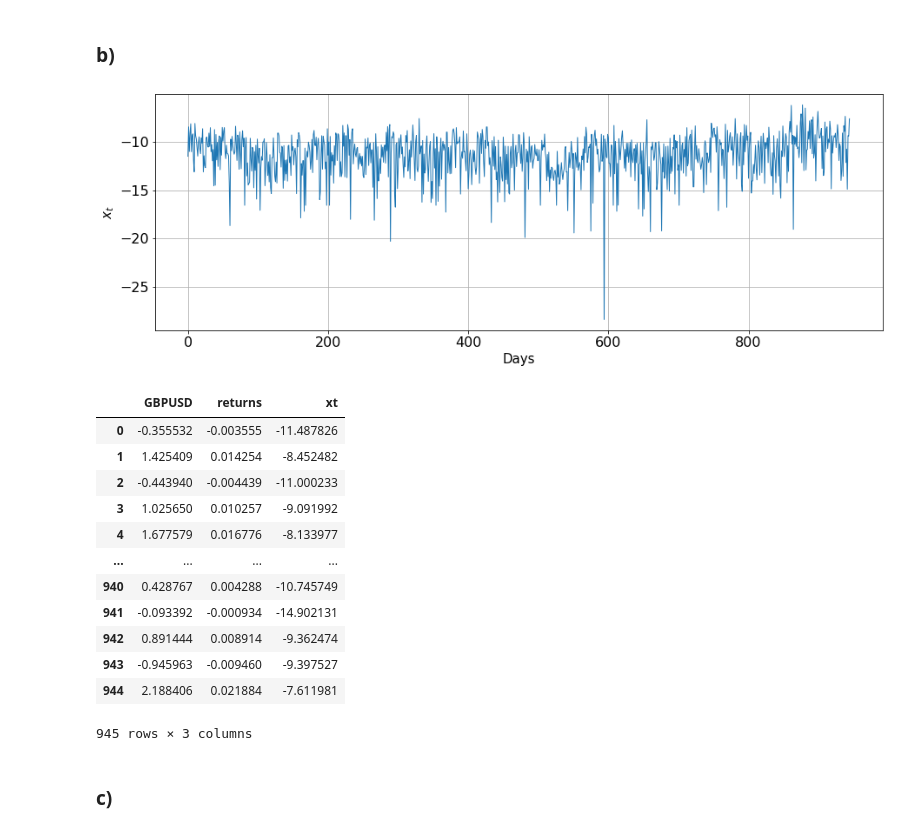
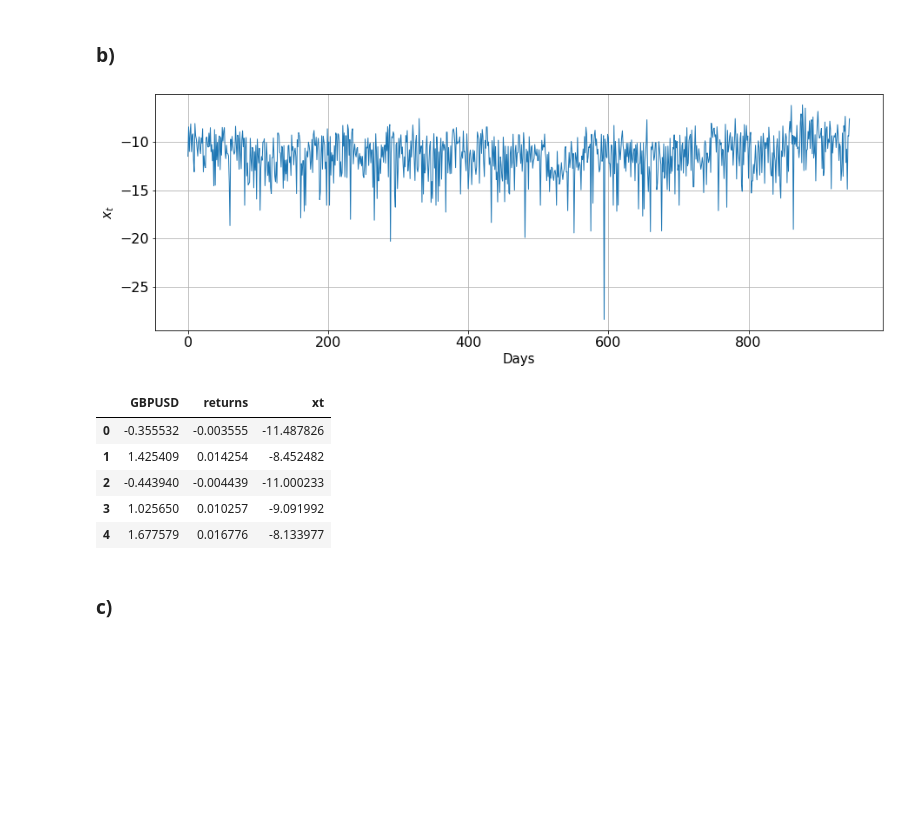
Before and after one commit to siemfenne/timeseriesmodels-vu, a Jupyter notebook: part2.ipynb, the cells around one changed output. Saved outputs shown, nothing was run; the diff lists cells and outputs as text; code cells hidden in the pictures; blank space fills up the shorter version.

```diff
--- a/part2.ipynb
+++ b/part2.ipynb
@@ -70,30 +56,21 @@ plt.show()
 # %%
 df['xt'] = np.log((df['returns'] - df['returns'].mean())**2)
 plt.figure(figsize=(15,5))
 plt.grid()
 plt.plot(df['xt'], linewidth = 1)
 plt.xlabel('Days', fontsize = 15)
 plt.ylabel(r'$x_t$ ', fontsize = 15)
 plt.savefig(FIGURE_PATH + 'fig2.2.png')
 plt.show()
+df.head()
 # %% [output]
 [figure]
+|  | GBPUSD | returns | xt |
+| 0 | -0.355532 | -0.003555 | -11.487826 |
+| 1 | 1.425409 | 0.014254 | -8.452482 |
+| 2 | -0.443940 | -0.004439 | -11.000233 |
+| 3 | 1.025650 | 0.010257 | -9.091992 |
+| 4 | 1.677579 | 0.016776 | -8.133977 |
-# %%
-df
-# %% [output]
-|  | GBPUSD | returns | xt |
-| 0 | -0.355532 | -0.003555 | -11.487826 |
-| 1 | 1.425409 | 0.014254 | -8.452482 |
-| 2 | -0.443940 | -0.004439 | -11.000233 |
-| 3 | 1.025650 | 0.010257 | -9.091992 |
-| 4 | 1.677579 | 0.016776 | -8.133977 |
-| ... | ... | ... | ... |
-| 940 | 0.428767 | 0.004288 | -10.745749 |
-| 941 | -0.093392 | -0.000934 | -14.902131 |
-| 942 | 0.891444 | 0.008914 | -9.362474 |
-| 943 | -0.945963 | -0.009460 | -9.397527 |
-| 944 | 2.188406 | 0.021884 | -7.611981 |
-945 rows × 3 columns
 # %% [markdown]
 ### c)
 # %%
```
Also changed, not shown: parts of 21 cells of this notebook, 3 other files.
